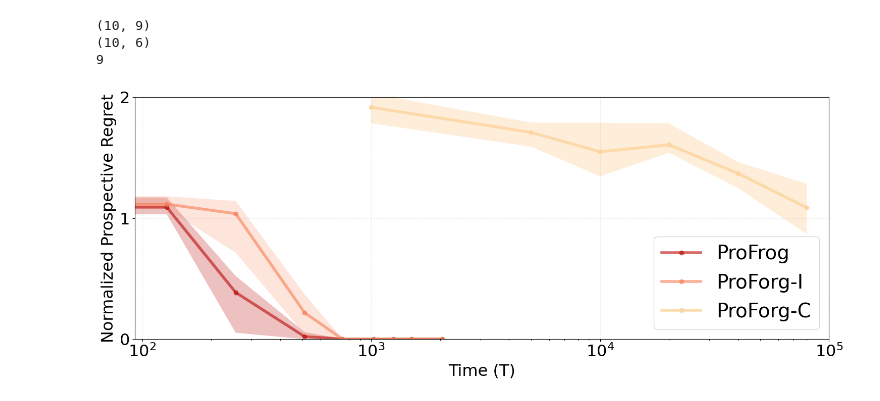
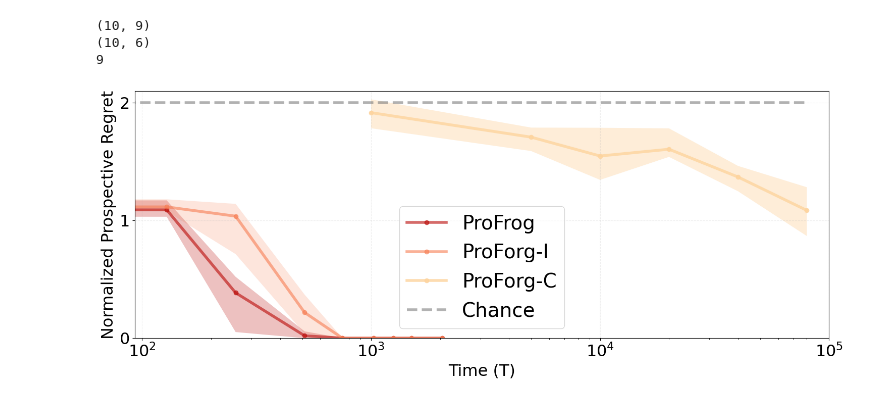
Before and after one commit to neurodata/ProspectiveLearningwithControl, a Jupyter notebook: figures/fig3_new.ipynb, the cells around one changed output. Saved outputs shown, nothing was run; the diff lists cells and outputs as text; code cells hidden in the pictures.

Commit message:
Add chance to all figs

```diff
--- a/figures/fig3_new.ipynb
+++ b/figures/fig3_new.ipynb
@@ -96,32 +96,34 @@ plt.plot(Ts, median,color=colors["PAVFM_RF"], lw = linewidth,alpha = 0.6,label =
 plt.fill_between(Ts, q25, q75, color=colors["PAVFM_RF"], alpha=0.25, edgecolor="none")
 
 
 median = np.median(PREGRETS_PAFM_DF_arr, axis=0)
 q25  = np.nanpercentile(PREGRETS_PAFM_DF_arr, 25, axis=0)
 q75  = np.nanpercentile(PREGRETS_PAFM_DF_arr, 75, axis=0)
 plt.plot(Ts, median,color=colors["PAFM_oh_RF"], lw = linewidth,marker='o',alpha = 0.6,label = 'ProForg-I')
 plt.fill_between(Ts, q25, q75, color=colors["PAFM_oh_RF"], alpha=0.20, edgecolor="none")
 
 
 median = np.nanmedian(PREGRETS_PVFM_arr, axis=0)
 q25  = np.nanpercentile(PREGRETS_PVFM_arr, 25, axis=0)
 q75  = np.nanpercentile(PREGRETS_PVFM_arr, 75, axis=0)
 plt.plot(Ts_PVFM, median,color=colors["PVFM_oh_RF"], lw = linewidth,marker='o',alpha = 0.8,label = 'ProForg-C')
 plt.fill_between(Ts_PVFM, q25, q75, color=colors["PVFM_oh_RF"], alpha=0.40, edgecolor="none")
 
+plt.plot([0]+Ts_PVFM, 2*np.ones(1+len(Ts_PVFM)),color='grey', lw = linewidth,ls='--',alpha = 0.6,label = 'Chance')
+
 plt.xlabel("Time (T)",fontsize = fontsize-5)
 plt.ylabel("Normalized Prospective Regret", fontsize = fontsize-5)
 plt.xscale('log')
 
 
 plt.xticks(fontsize=fontsize-5)
 plt.xlim([0,100000])
-plt.ylim([0,2])
+plt.ylim([0,2.1])
 plt.yticks([0,1,2],fontsize = fontsize-5)
 plt.legend(fontsize = fontsize)
 plt.grid(True, linestyle='--', alpha=0.2)
 plt.tight_layout()
 
 plt.savefig("ProForg_Instantaneous_vs_Continuous.png")
 # %% [output]
-[figure, old version]
+[figure, new version]
```
Also changed, not shown: 7 other files.
